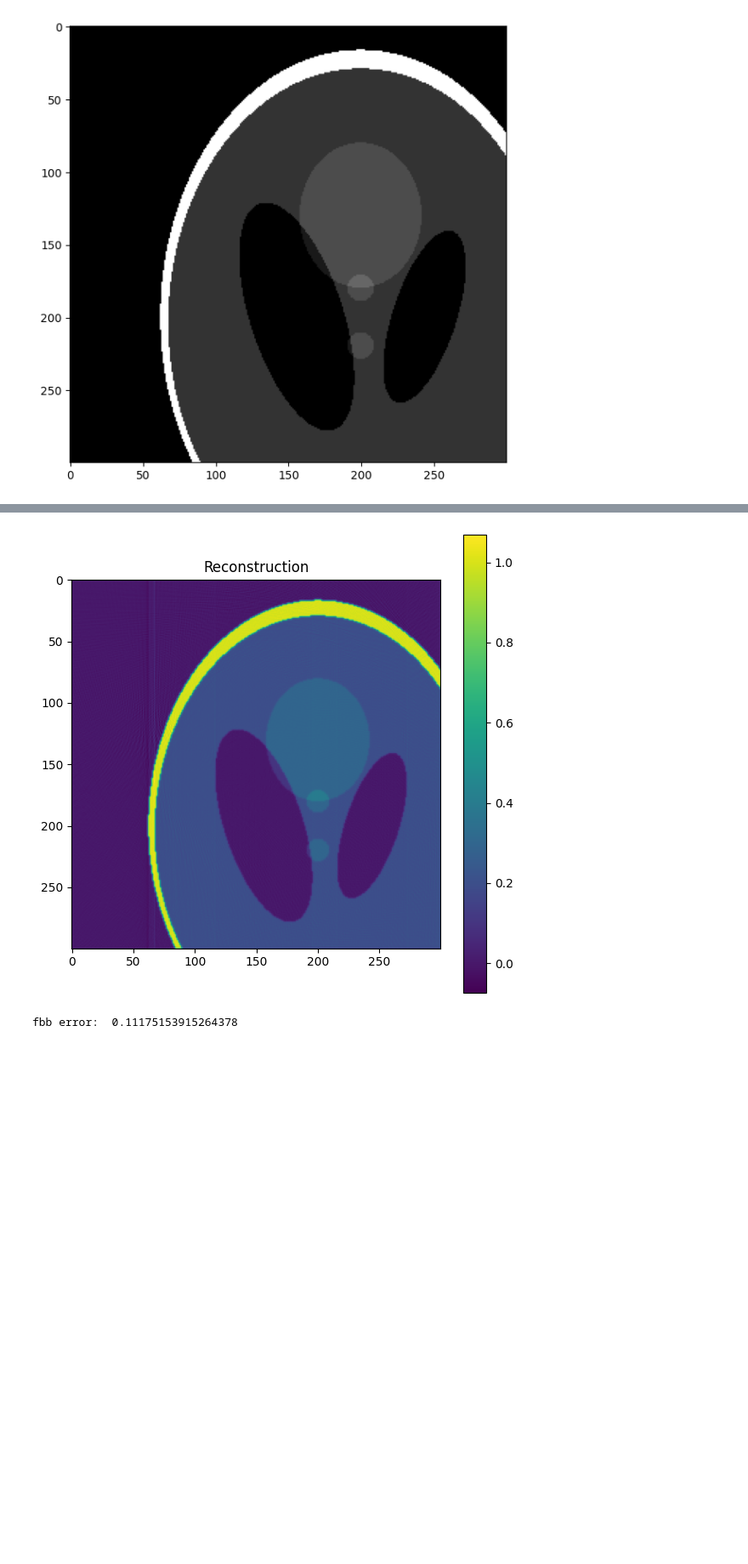
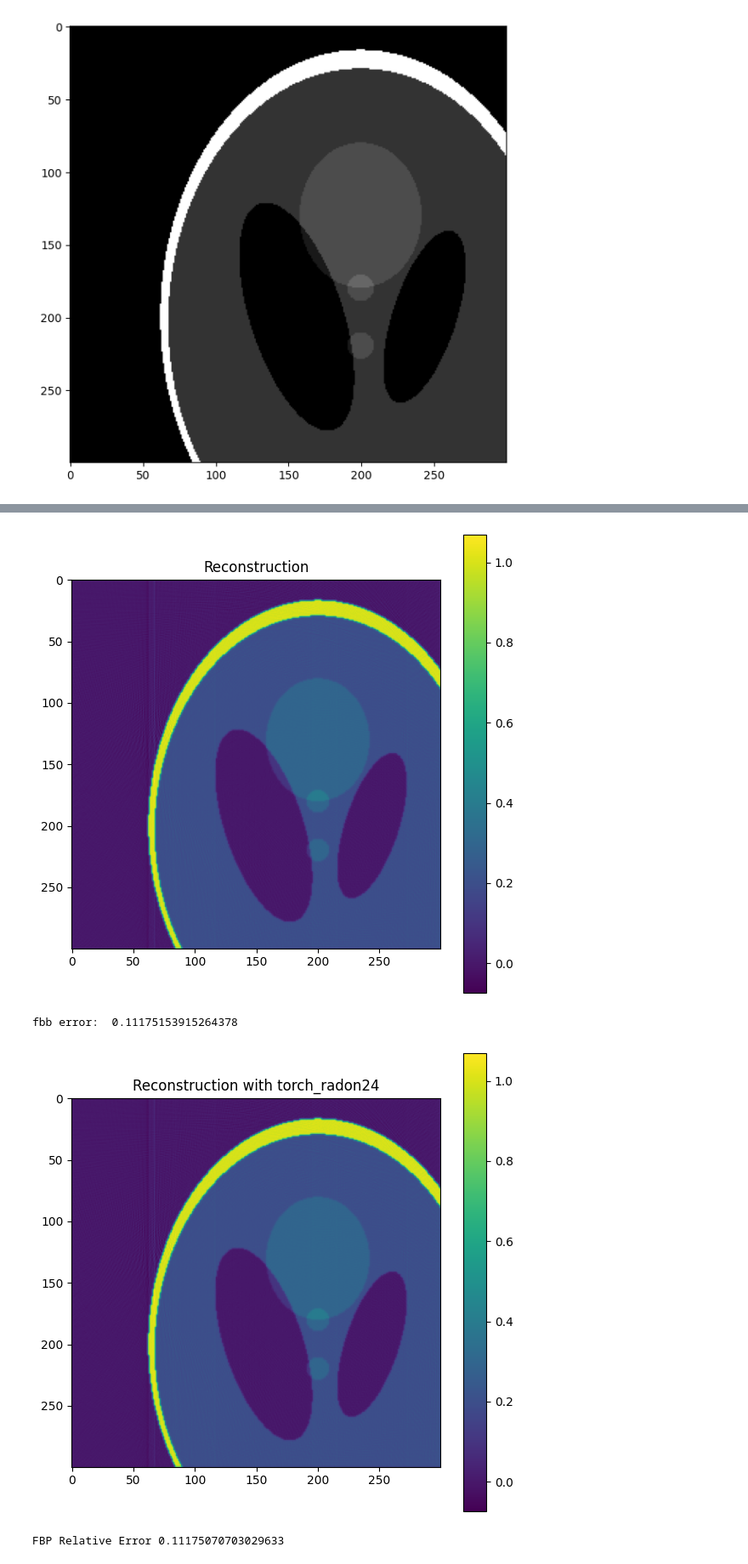
Before and after one commit to QBioImaging/torch_radon24, a Jupyter notebook: test.ipynb, the cells around one changed output, grey strips where cells are left out. Shown at 85% size. Drawn from its saved outputs; the diff is of its cells as text; code cells hidden in the pictures; blank space fills up the shorter version.

```diff
--- a/test.ipynb
+++ b/test.ipynb
@@ -21,37 +21,49 @@ _ = plt.imshow(img, cmap="gray")
 # %%
 from skimage.transform import radon, iradon
 
 # define some constants
 batch_size = 1
 n_angles = 512
 device = torch.device("cuda")
-
-
-theta = np.linspace(0, 180, n_angles)
 
 # Generate sinogram
 sinogram = radon(img, theta=theta, circle=False)
 plt.imshow(sinogram)
 plt.colorbar()
 plt.title("Sinogram")
 plt.show()
 
 plt.imshow(img)
 plt.colorbar()
 plt.title("Original")
 plt.show()
 # Apply filtered backprojection
-reconstructed1 = iradon(sinogram, theta=theta, filter_name="ramp", circle=False)
+reconstructed1 = iradon(sinogram, theta=np.linspace(0, 180, n_angles), filter_name="ramp", circle=False)
 plt.imshow(reconstructed1)
 plt.colorbar()
 plt.title("Reconstruction")
 plt.show()
 print("fbb error: ", np.linalg.norm(img - reconstructed1) / np.linalg.norm(reconstructed1))
+
+# Apply filtered backprojection on gpu by torch_radon24
+image = torch.FloatTensor(img).to(device)[None, None]
+radon_op1 = Radon(thetas=np.linspace(0, np.pi, n_angles), circle=False, device=device, filter_name="ramp")
+reconstructed1 = radon_op1.filter_backprojection(torch.tensor(sinogram, dtype=torch.float32, device="cuda")[None, None])
+
+
+plt.imshow(reconstructed1[0, 0].cpu().numpy())
+plt.colorbar()
+plt.title("Reconstruction with torch_radon24")
+plt.show()
+
+print("FBP Relative Error", (torch.norm(image - reconstructed1) / torch.norm(reconstructed1)).item())
 # %% [output]
 [figure]
 [figure]
 [figure]
 fbb error:  0.11175153915264378
+[figure, added]
+FBP Relative Error 0.11175070703029633
 # %%
 n_angles = 512
 device = torch.device("cuda")
```
Also changed, not shown: parts of 2 cells of this notebook, 1 other file.
